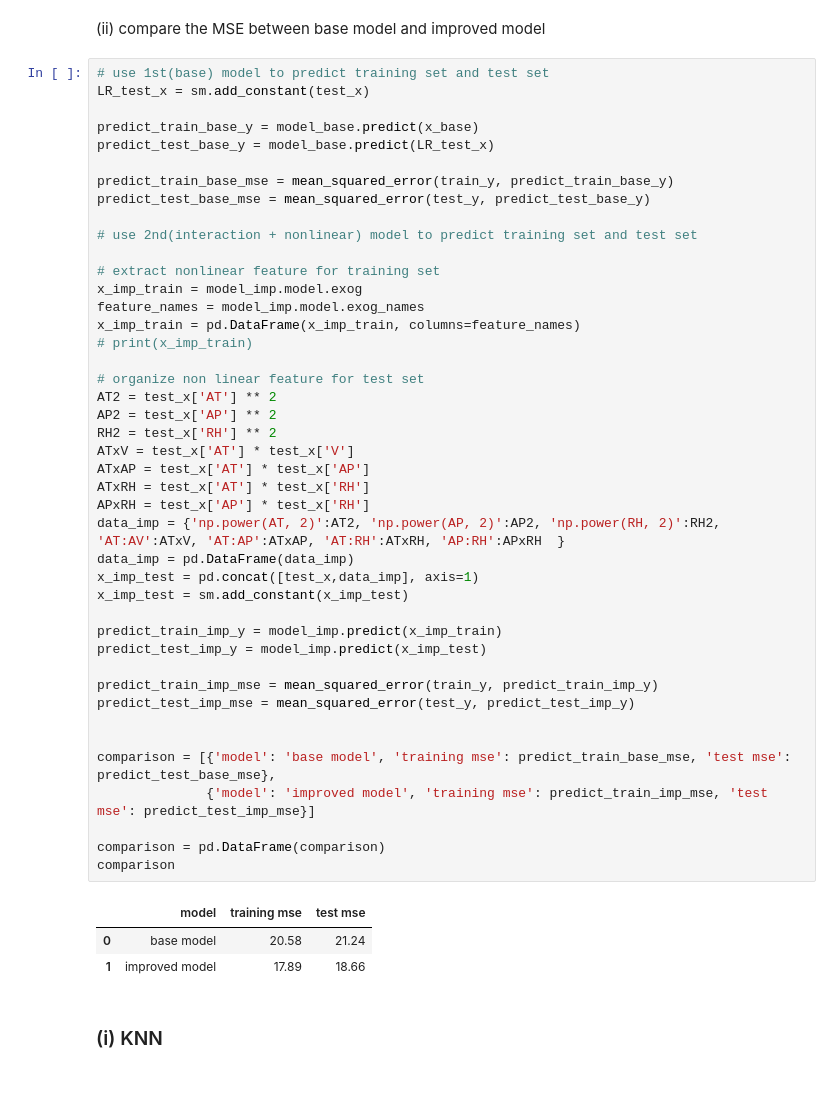
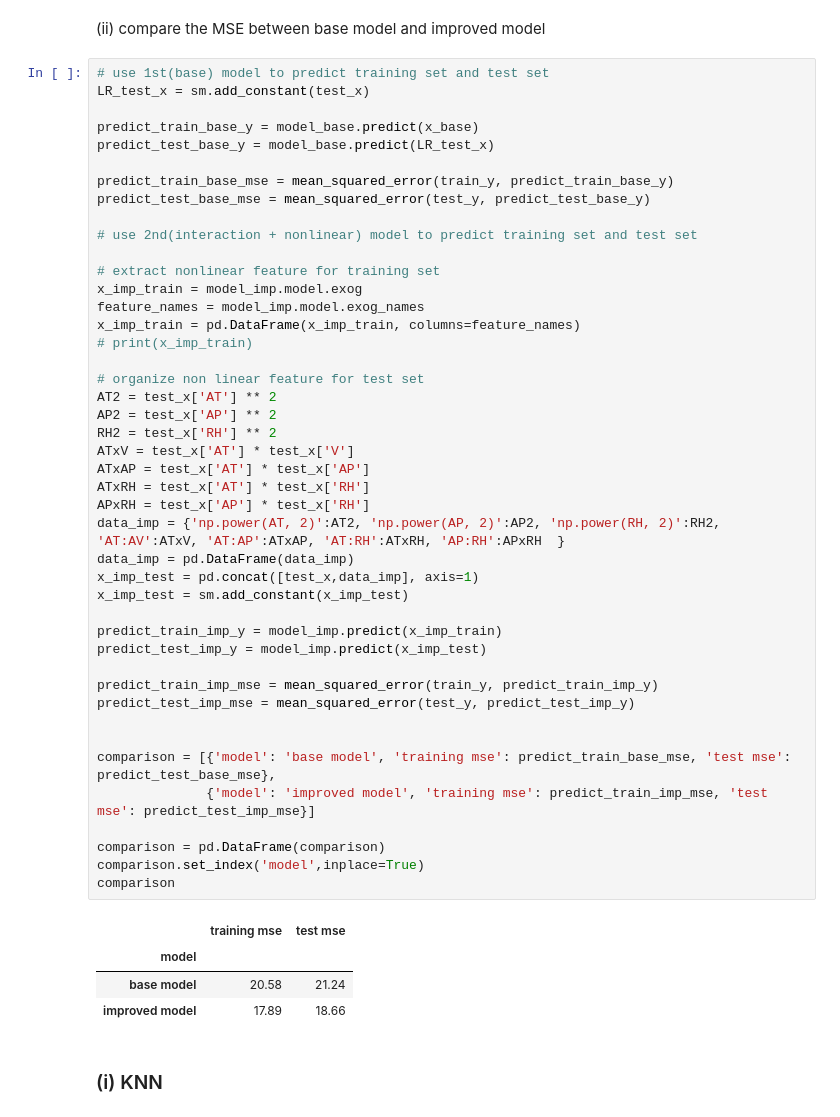
Before and after one commit to raychencssw/Power-Plant-Energy-Output-Prediction, a Jupyter notebook: notebook/Last_First_HW2.ipynb, the cells around one changed output. Saved outputs shown, nothing was run; the diff lists cells and outputs as text; blank space fills up the shorter version.

```diff
--- a/notebook/Last_First_HW2.ipynb
+++ b/notebook/Last_First_HW2.ipynb
@@ -437,36 +438,38 @@ x_imp_train = model_imp.model.exog
 feature_names = model_imp.model.exog_names
 x_imp_train = pd.DataFrame(x_imp_train, columns=feature_names)
 # print(x_imp_train)
 
 # organize non linear feature for test set
 AT2 = test_x['AT'] ** 2
 AP2 = test_x['AP'] ** 2
 RH2 = test_x['RH'] ** 2
 ATxV = test_x['AT'] * test_x['V']
 ATxAP = test_x['AT'] * test_x['AP']
 ATxRH = test_x['AT'] * test_x['RH']
 APxRH = test_x['AP'] * test_x['RH']
 data_imp = {'np.power(AT, 2)':AT2, 'np.power(AP, 2)':AP2, 'np.power(RH, 2)':RH2, 'AT:AV':ATxV, 'AT:AP':ATxAP, 'AT:RH':ATxRH, 'AP:RH':APxRH  }
 data_imp = pd.DataFrame(data_imp)
 x_imp_test = pd.concat([test_x,data_imp], axis=1)
 x_imp_test = sm.add_constant(x_imp_test)
 
 predict_train_imp_y = model_imp.predict(x_imp_train)
 predict_test_imp_y = model_imp.predict(x_imp_test)
 
 predict_train_imp_mse = mean_squared_error(train_y, predict_train_imp_y)
 predict_test_imp_mse = mean_squared_error(test_y, predict_test_imp_y)
 
 
 comparison = [{'model': 'base model', 'training mse': predict_train_base_mse, 'test mse': predict_test_base_mse},
               {'model': 'improved model', 'training mse': predict_train_imp_mse, 'test mse': predict_test_imp_mse}]
 
 comparison = pd.DataFrame(comparison)
+comparison.set_index('model',inplace=True)
 comparison
 # %% [output]
-|  | model | training mse | test mse |
-| 0 | base model | 20.58 | 21.24 |
-| 1 | improved model | 17.89 | 18.66 |
+|  | training mse | test mse |
+| model |  |  |
+| base model | 20.58 | 21.24 |
+| improved model | 17.89 | 18.66 |
 # %% [markdown]
 ### (i) KNN
 # %%
```
Also changed, not shown: parts of 5 cells of this notebook.
